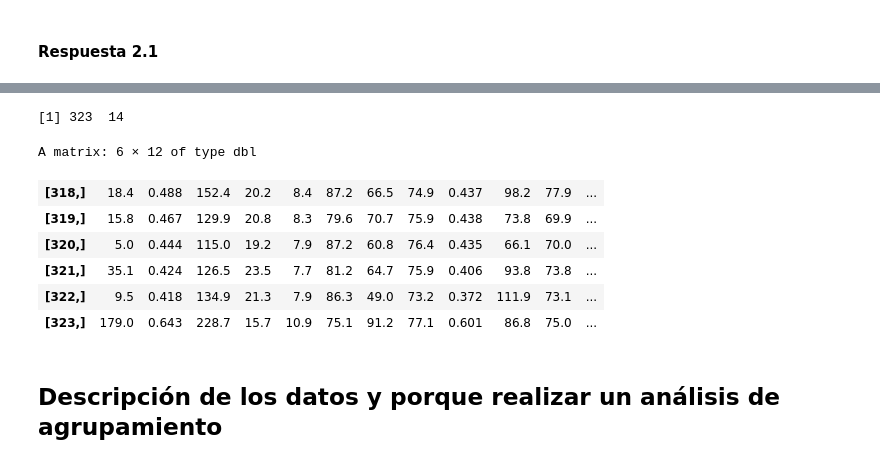
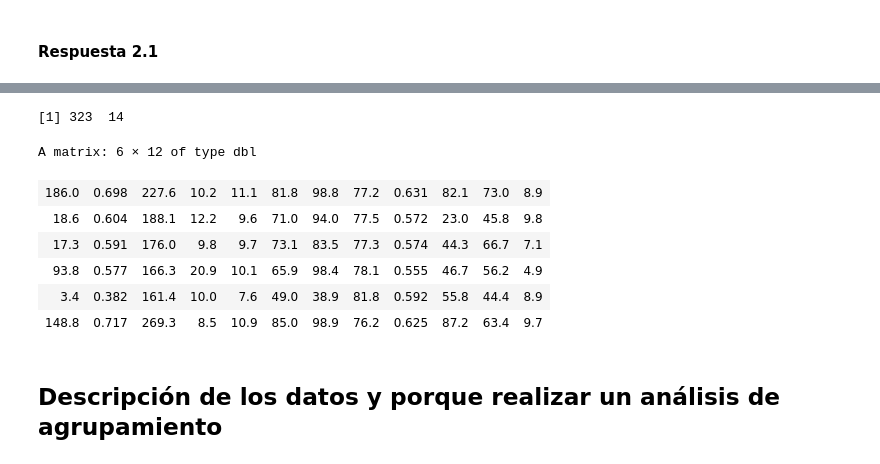
Before and after one commit to ReinaldoBustamante/Analisis-de-datos, a Jupyter notebook: K-means/Clustering_Notebook1.ipynb, the cells around one changed output, grey strips where cells are left out. Cells and saved outputs as stored; diff of their text form; code cells hidden in the pictures.

```diff
--- a/K-means/Clustering_Notebook1.ipynb
+++ b/K-means/Clustering_Notebook1.ipynb
@@ -336,18 +344,18 @@ A data.frame: 323 × 14
 # %%
 dim(datos)
 datos1 <- as.matrix(datos[1:323,3:14])
 row.names(datos1) = datos[,1]
 datos2 <- matrix(as.numeric(datos1),ncol=12,nrow=323,byrow=FALSE)
-tail(datos2)
+head(datos2)
 # %% [output]
 [1] 323  14
 A matrix: 6 × 12 of type dbl
-| [318,] | 18.4 | 0.488 | 152.4 | 20.2 | 8.4 | 87.2 | 66.5 | 74.9 | 0.437 | 98.2 | 77.9 | ... |
-| [319,] | 15.8 | 0.467 | 129.9 | 20.8 | 8.3 | 79.6 | 70.7 | 75.9 | 0.438 | 73.8 | 69.9 | ... |
-| [320,] | 5.0 | 0.444 | 115.0 | 19.2 | 7.9 | 87.2 | 60.8 | 76.4 | 0.435 | 66.1 | 70.0 | ... |
-| [321,] | 35.1 | 0.424 | 126.5 | 23.5 | 7.7 | 81.2 | 64.7 | 75.9 | 0.406 | 93.8 | 73.8 | ... |
-| [322,] | 9.5 | 0.418 | 134.9 | 21.3 | 7.9 | 86.3 | 49.0 | 73.2 | 0.372 | 111.9 | 73.1 | ... |
-| [323,] | 179.0 | 0.643 | 228.7 | 15.7 | 10.9 | 75.1 | 91.2 | 77.1 | 0.601 | 86.8 | 75.0 | ... |
+| 186.0 | 0.698 | 227.6 | 10.2 | 11.1 | 81.8 | 98.8 | 77.2 | 0.631 | 82.1 | 73.0 | 8.9 |
+| 18.6 | 0.604 | 188.1 | 12.2 | 9.6 | 71.0 | 94.0 | 77.5 | 0.572 | 23.0 | 45.8 | 9.8 |
+| 17.3 | 0.591 | 176.0 | 9.8 | 9.7 | 73.1 | 83.5 | 77.3 | 0.574 | 44.3 | 66.7 | 7.1 |
+| 93.8 | 0.577 | 166.3 | 20.9 | 10.1 | 65.9 | 98.4 | 78.1 | 0.555 | 46.7 | 56.2 | 4.9 |
+| 3.4 | 0.382 | 161.4 | 10.0 | 7.6 | 49.0 | 38.9 | 81.8 | 0.592 | 55.8 | 44.4 | 8.9 |
+| 148.8 | 0.717 | 269.3 | 8.5 | 10.9 | 85.0 | 98.9 | 76.2 | 0.625 | 87.2 | 63.4 | 9.7 |
 # %% [markdown]
 ## **Descripción de los datos y porque realizar un análisis de agrupamiento**
 # %% [markdown]
```
Also changed, not shown: parts of 39 cells of this notebook.
